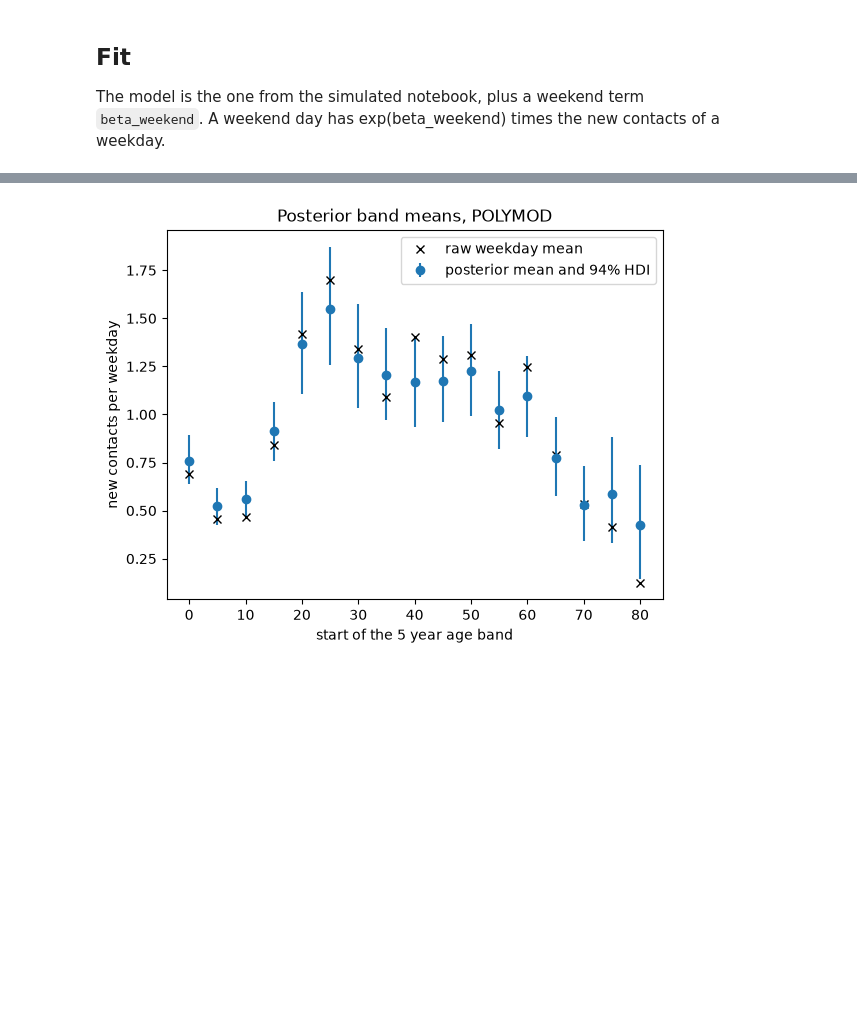
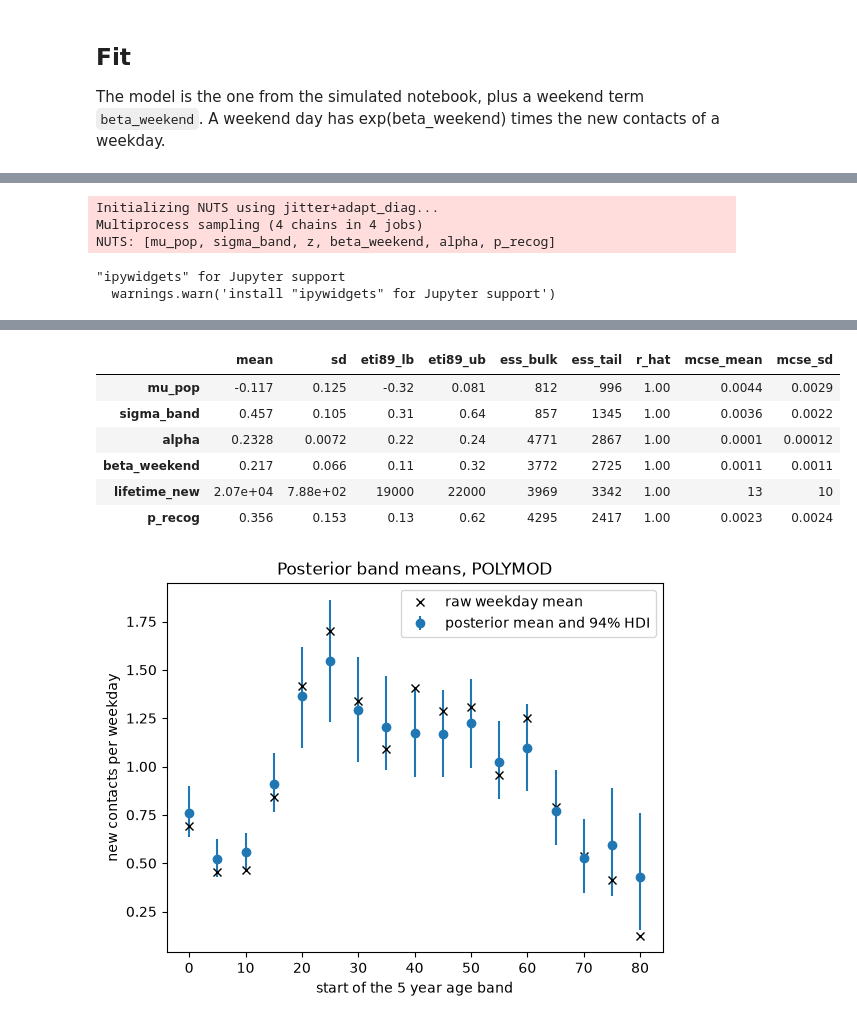
Before and after one commit to MedAmineGBerry/soulmates, a Jupyter notebook: notebooks/02_polymod.ipynb, the cells around one changed output, grey strips where cells are left out. Saved outputs shown, nothing was run; the diff lists cells and outputs as text; code cells hidden in the pictures; blank space fills up the shorter version.

```diff
--- a/notebooks/02_polymod.ipynb
+++ b/notebooks/02_polymod.ipynb
@@ -57,0 +39,15 @@ Sampling 4 chains for 1_000 tune and 1_000 draw iterations (4_000 + 4_000 draws
+# %%
+# The speaker's guess: "I am 90% sure that p_recog lies between 0.1 and 0.6"
+RECOG_BOUNDS = (0.1, 0.6)
+RECOG_MASS = 0.9
+
+model = build_model(df, recog_bounds=RECOG_BOUNDS, recog_mass=RECOG_MASS)
+with model:
+    idata = pm.sample(random_seed=2)
+az.summary(idata, var_names=["mu_pop", "sigma_band", "alpha", "beta_weekend", "lifetime_new", "p_recog"])
+# %% [output]
+Initializing NUTS using jitter+adapt_diag...
+Multiprocess sampling (4 chains in 4 jobs)
+NUTS: [mu_pop, sigma_band, z, beta_weekend, alpha, p_recog]
+"ipywidgets" for Jupyter support
+  warnings.warn('install "ipywidgets" for Jupyter support')
@@ -58,3 +56,10 @@ Sampling 4 chains for 1_000 tune and 1_000 draw iterations (4_000 + 4_000 draws
+|  | mean | sd | eti89_lb | eti89_ub | ess_bulk | ess_tail | r_hat | mcse_mean | mcse_sd |
+| mu_pop | -0.117 | 0.125 | -0.32 | 0.081 | 812 | 996 | 1.00 | 0.0044 | 0.0029 |
+| sigma_band | 0.457 | 0.105 | 0.31 | 0.64 | 857 | 1345 | 1.00 | 0.0036 | 0.0022 |
+| alpha | 0.2328 | 0.0072 | 0.22 | 0.24 | 4771 | 2867 | 1.00 | 0.0001 | 0.00012 |
+| beta_weekend | 0.217 | 0.066 | 0.11 | 0.32 | 3772 | 2725 | 1.00 | 0.0011 | 0.0011 |
+| lifetime_new | 2.07e+04 | 7.88e+02 | 19000 | 22000 | 3969 | 3342 | 1.00 | 13 | 10 |
+| p_recog | 0.356 | 0.153 | 0.13 | 0.62 | 4295 | 2417 | 1.00 | 0.0023 | 0.0024 |
 # %%
 hdi = az.hdi(idata, var_names=["band_mean"], prob=0.94)["band_mean"].values
 mean = idata.posterior["band_mean"].mean(("chain", "draw")).values
@@ -65,7 +70,7 @@ ax.plot(raw.index * 5, raw[False], "kx", label="raw weekday mean")
 ax.set(xlabel="start of the 5 year age band", ylabel="new contacts per weekday", title="Posterior band means, POLYMOD")
 ax.legend();
 # %% [output]
-[figure, old version]
+[figure, new version]
 # %%
 multiplier = np.exp(idata.posterior["beta_weekend"].values.ravel())
 lifetime = idata.posterior["lifetime_new"].values.ravel()
```
Also changed, not shown: parts of 15 cells of this notebook, 10 other files.
